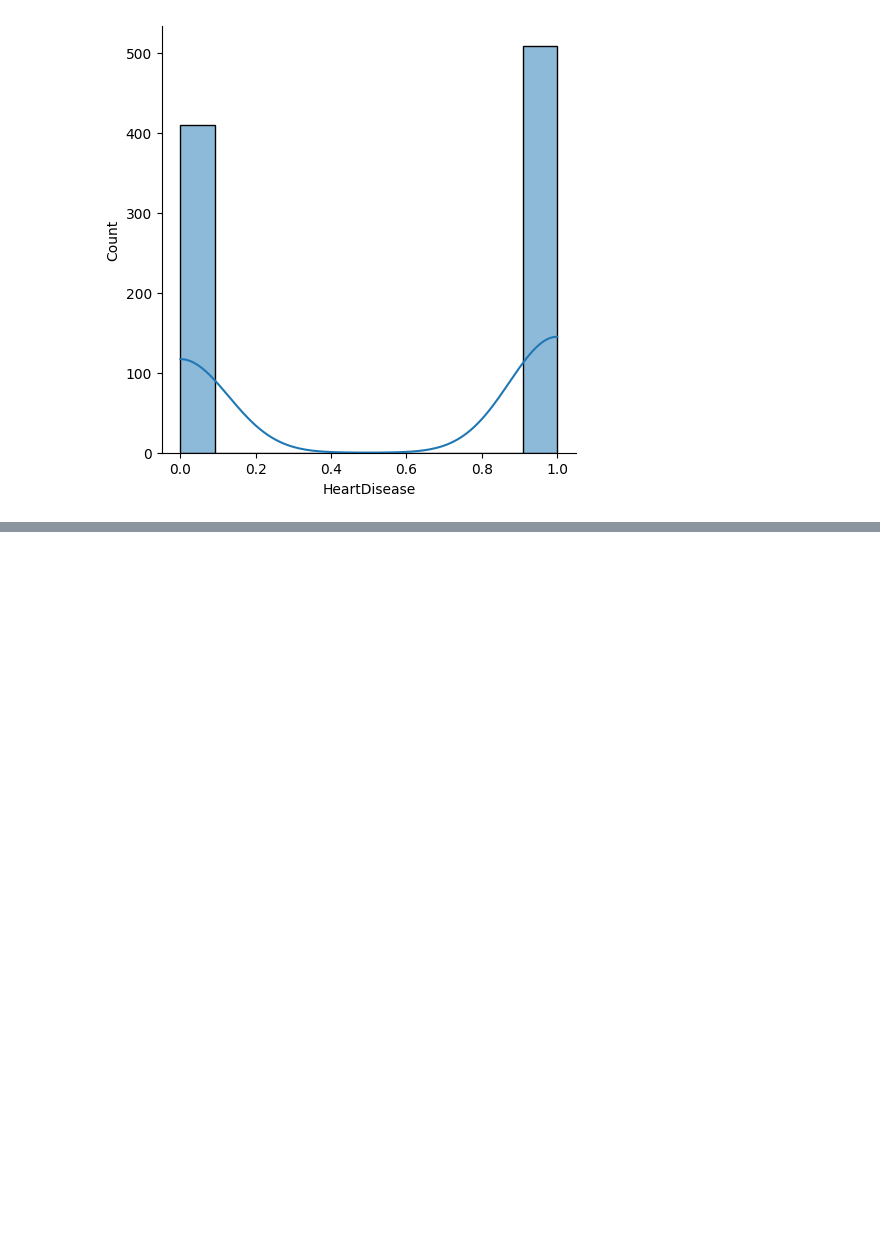
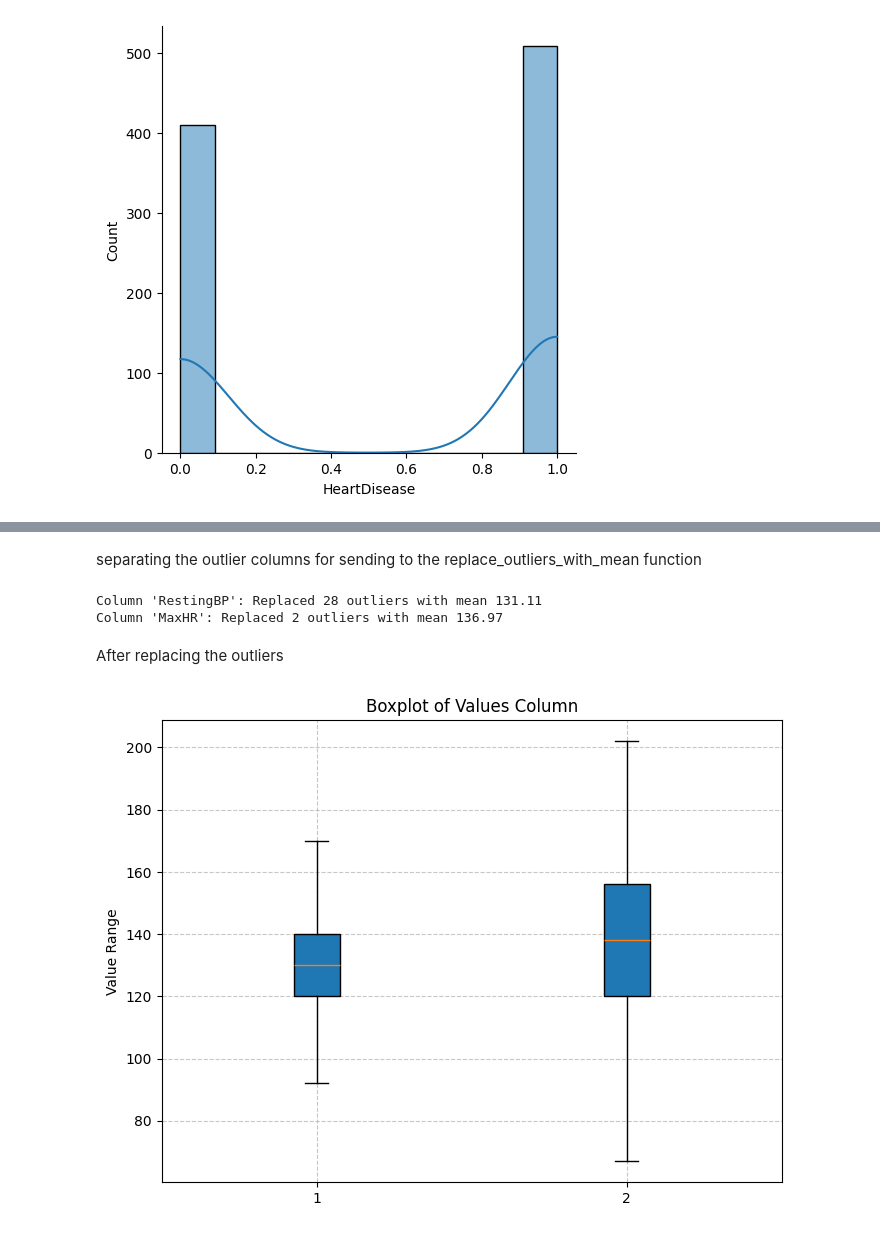
Before and after one commit to abukhalidsiddique/Heart_Failure_Prediction, a Jupyter notebook: Index.ipynb, the cells around one changed output, grey strips where cells are left out. Saved outputs shown, nothing was run; the diff lists cells and outputs as text; code cells hidden in the pictures; blank space fills up the shorter version.

Commit message:
outlier removing

```diff
--- a/Index.ipynb
+++ b/Index.ipynb
@@ -159,0 +162,48 @@ for col in numerical_cols:
+# %%
+
+def replace_outliers_with_mean(df, columns, threshold=1.5):
+
+
+    df_clean = df.copy()
+
+    for col in columns:
+        if col in df.columns:
+            # Calculate Q1, Q3 and IQR
+            Q1 = df[col].quantile(0.25)
+            Q3 = df[col].quantile(0.75)
+            IQR = Q3 - Q1
+
+            lower_bound = Q1 - threshold * IQR
+            upper_bound = Q3 + threshold * IQR
+
+            outliers = (df[col] < lower_bound) | (df[col] > upper_bound)
+
+            col_mean = df.loc[~outliers, col].mean()
+
+            df_clean.loc[outliers, col] = col_mean
+
+            print(f"Column '{col}': Replaced {outliers.sum()} outliers with mean {col_mean:.2f}")
+        else:
+            print(f"Warning: Column '{col}' not found in dataframe")
+
+    return df_clean
+# %% [markdown]
+separating the outlier columns for sending to the replace_outliers_with_mean function
+# %%
+columns_to_process = ['RestingBP','MaxHR']
+# %%
+df = replace_outliers_with_mean(df, columns_to_process)
+# %% [output]
+Column 'RestingBP': Replaced 28 outliers with mean 131.11
+Column 'MaxHR': Replaced 2 outliers with mean 136.97
+# %% [markdown]
+After replacing the outliers
+# %%
+plt.figure(figsize=(8, 6))
+plt.boxplot(df[columns_to_process], vert=True, patch_artist=True)
+plt.title('Boxplot of Values Column')
+plt.ylabel('Value Range')
+plt.grid(True, linestyle='--', alpha=0.7)
+plt.show()
+# %% [output]
+[figure, added]
```
Also changed, not shown: parts of 1 cell of this notebook.
